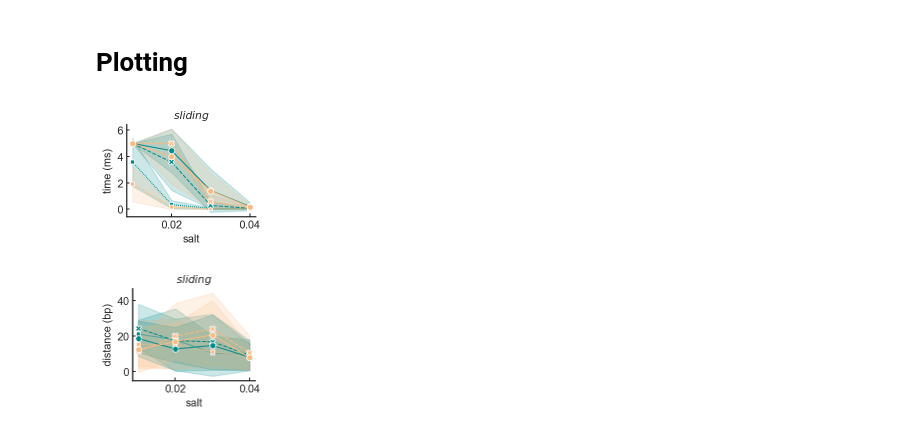
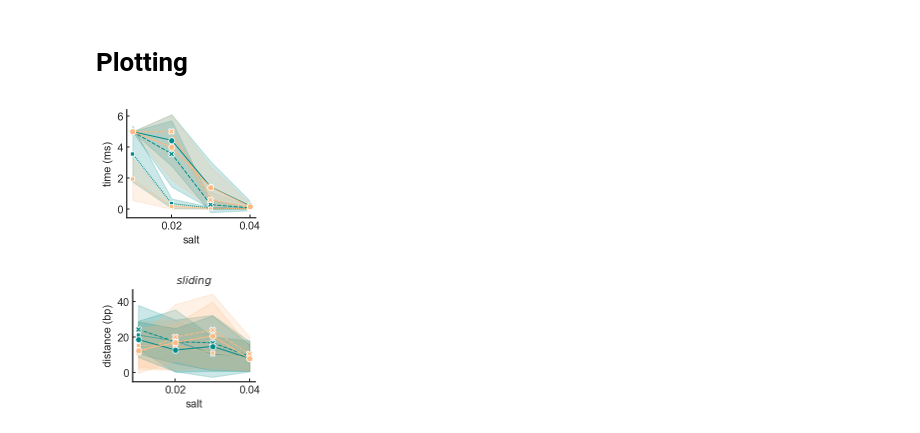
Before and after one commit to mallu2/CG_analysis, a Jupyter notebook: analysis_sliding_and_hopping.ipynb, the cells around one changed output. Saved outputs shown, nothing was run; the diff lists cells and outputs as text; code cells hidden in the pictures.

Commit message:
updated sliding and hopping ana

```diff
--- a/analysis_sliding_and_hopping.ipynb
+++ b/analysis_sliding_and_hopping.ipynb
@@ -209,7 +210,7 @@ class Grooves():
     ...
 
     Methods
-    ----------
+    -------
     f0-f9(int)
         Returns the angle in degrees for a position in Å.
     f0y-f9y(int)
@@ -279,7 +280,7 @@ class ClassifyTrajectory:
 
     Dependencies
     ------------
-    Relies on class grooves to identify groove tracking.
+    Relies on class Grooves to identify groove tracking.
 
     Methods
     -------
@@ -343,7 +344,7 @@ class ClassifyTrajectory:
         """
 
         dfs=ClassifyTrajectory.check_dissociation(self)
-        # Hardcoded parameters
+        # Hardcoded parameters, splitting the DNA into 10 periods along Z
         ZMIN = [145.0, 111.0, 78.0, 44.0, 10.0, -24.0, -57.0, -91.0, -125.0, -159.0]
         ZMAX = [181.0, 145.0, 111.0, 78.0, 44.0, 10.0, -24.0, -57.0, -91.0, -125.0]
 
@@ -419,12 +420,12 @@ def smoothen_tracking_vs_hopping(dataframe):
     Parameter
     ---------
     dataframe: pandas Dataframe
-        Contains data in columns: 'index', 'position', 'angle', 'groove_index' and 'groove_index_bin'.
+        Contains data in columns: 'index', 'position', 'angle', 'groove_index'.
 
     Returns
     -------
     dataframe_new: pandas Dataframe
-        Same dataframe with changed binary groove index."""
+        Same dataframe with 'groove_index_bin' containing binary groove index (binary: 1 == groove tracking)."""
 
     #NOTE slide refers to a stretch of groove tracking
 
@@ -460,10 +461,13 @@ def start_end_dataframe(start_df,end_df,protein_descriptor,replica):
     Parameters
     ----------
     start_df: Pandas DataFrame
-
+        Contains data in columns: 'index', 'position', 'angle', 'groove_index'.
     end_df: Pandas DataFrame
+        Contains data in columns: 'index', 'position', 'angle', 'groove_index'.
     protein_descriptor: str
-    replica: str
+        describes the protein. E.g. "dimer" or "monomer".
+    replica: int
+        number of the replica.
 
     Returns
     -------
@@ -496,9 +500,9 @@ def get_start_end_groove_tracking(D1_diffusion_dataFrame,protein_descriptor,repl
     D1_diffusion_dataFrame : pandas DataFrame
         Contains frame, position, angle and groove_index. The length is minimal 100 frames (rows).
     protein_descriptor: str
-        description of the protein being analysed
-    replica: str
-        number of the replica
+        describes the protein. E.g. "dimer" or "monomer".
+    replica: int
+        number of the current replica.
 
     Returns
     -------
@@ -545,6 +549,7 @@ class QuantifyDiffusionTrackingAndHopping:
         protein subunits, if the analysed protein is a multimer, and different replica.
     groove_tracking_and_hopping(self)
         Returns a dataframe with start and end values for groove tracking.
+        Depends on functions smoothen_tracking_vs_hopping, start_end_dataframe and get_start_end_groove_tracking.
     """
 
     def __init__(self,index_position_angle_df,protein_description,\
@@ -553,14 +558,14 @@ class QuantifyDiffusionTrackingAndHopping:
         Parameters
         ----------
         index_position_angle_df: pandas DataFrame
-            DataFrame containing Frame indexes,  positions, angles and groove_indixes obtained from coarse-
-            grained simulations after processing by the TrajectoryToDataFrame and ClassifyTrajectory modules.
+            DataFrame containing Frame indexes,  positions, angles and groove_indexes obtained from the
+            analysis of coarse-grained simulations after processing by the TrajectoryToDataFrame and
+            ClassifyTrajectory classes.
 
         protein_description: str
             Input a protein description for the resulting DataFrame.
 
         multimer_subscripts: str, default [' A',' B'] for dimers
-
             Input a list of subscripts for the protein subunits.
         """
 
@@ -583,9 +588,10 @@ class QuantifyDiffusionTrackingAndHopping:
 
         Returns
         -------
+        if for_tracking_vs_hopping = True
         oneDdiffusion: List of lists of pandas DataFrames
-            Contains 1D frames:
-            index, position, angle, groove_index if for_tracking_vs_hopping = True,
+            Contains follwing information about 1D frames: index, position, angle, groove_index
+        else
         df: pandas DataFrame
             Contains start and end frames and information on the protein,
             e.g. dimer for a dimer where subscripts, e.g. A and B,
@@ -1375,36 +1381,37 @@ fig=plt.subplots(figsize = (2.5,2.2))
 #              ,linewidth=0.5,alpha=0.6,palette=[o2,g2],size=3.5)
 sns.lineplot(data=all_protein_sliding_record,x='salt',y='time (ms)',hue='protein'\
               ,linewidth=1,palette=['darkcyan',o2,'darkcyan',o2,'darkcyan',o2],style="model",markers=True,ci='sd',err_style='band',\
-             hue_order=['monomer recognition conformation','monomer search conformation',\
+             hue_order=[ 'monomer recognition conformation','monomer search conformation',\
                         'dimer recognition conformation','dimer search conformation',\
+
                         'full dimer recognition conformation','full dimer search conformation'])
 #sns.stripplot(data=data,x='salt',y='distance (bp)',hue='protein',dodge=0.1,linewidth=0.7,\
 #            palette=[o2,g2],size=2.9,alpha=0.9)
 #sns.violinplot(data=data,x='salt',y='distance (bp)',hue='protein',dodge=0.1,linewidth=1.1,scale='count',palette=['white','grey'])
 
 plt.legend(title='conformation',edgecolor='white',loc='upper left',bbox_to_anchor=(1.05, 1),\
          fontsize=9,ncol=1,labelspacing=0.2,handlelength=0.3)
 plt.legend([],[], frameon=False)
 plt.tick_params(
     axis='both',          # changes apply to the x-axis
     which='both',      # both major and minor ticks are affected
     bottom=True,      # ticks along the bottom edge are off
     top=False,         # ticks along the top edge are off
     labelbottom=True,
     labeltop = False,
     right=False, left=True, labelleft=True,labelsize='medium',
     width = 1,
     length = 3, color='k',direction ='in')
 sns.despine()
-plt.title('$sliding$')
+#plt.title('$sliding$')
 #plt.yticks([0,1,2,3,4,5],[0,1,2,3,4,5],fontsize=9)
 
 #plt.ylabel(fontsize = 9)
 #plt.xlabel('Salt', fontsize = 9)
 plt.tight_layout()
 plt.savefig("/Users/mallu899/Mirror/projects/lacI_CG_master/LacI_CG_Draft/Figures/version10/Figure3/sliding_time_all.png",dpi=300,transparent=True)
 # %% [output]
-[figure, old version]
+[figure, new version]
 # %%
 #custom_palette = sns.color_palette(["violet","red","lime","gold","darkcyan","darkorange"])
 fig=plt.subplots(figsize = (2.5,2.2))
```
Also changed, not shown: parts of 23 cells of this notebook.
